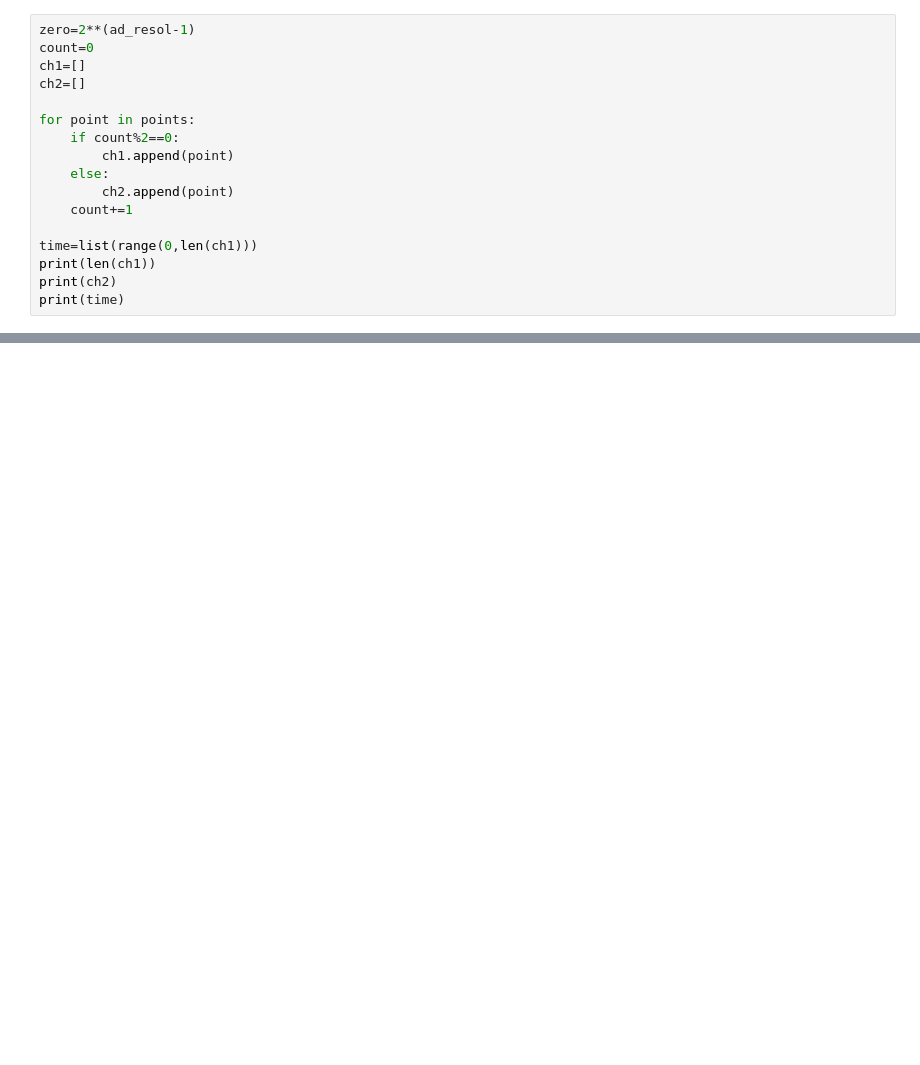
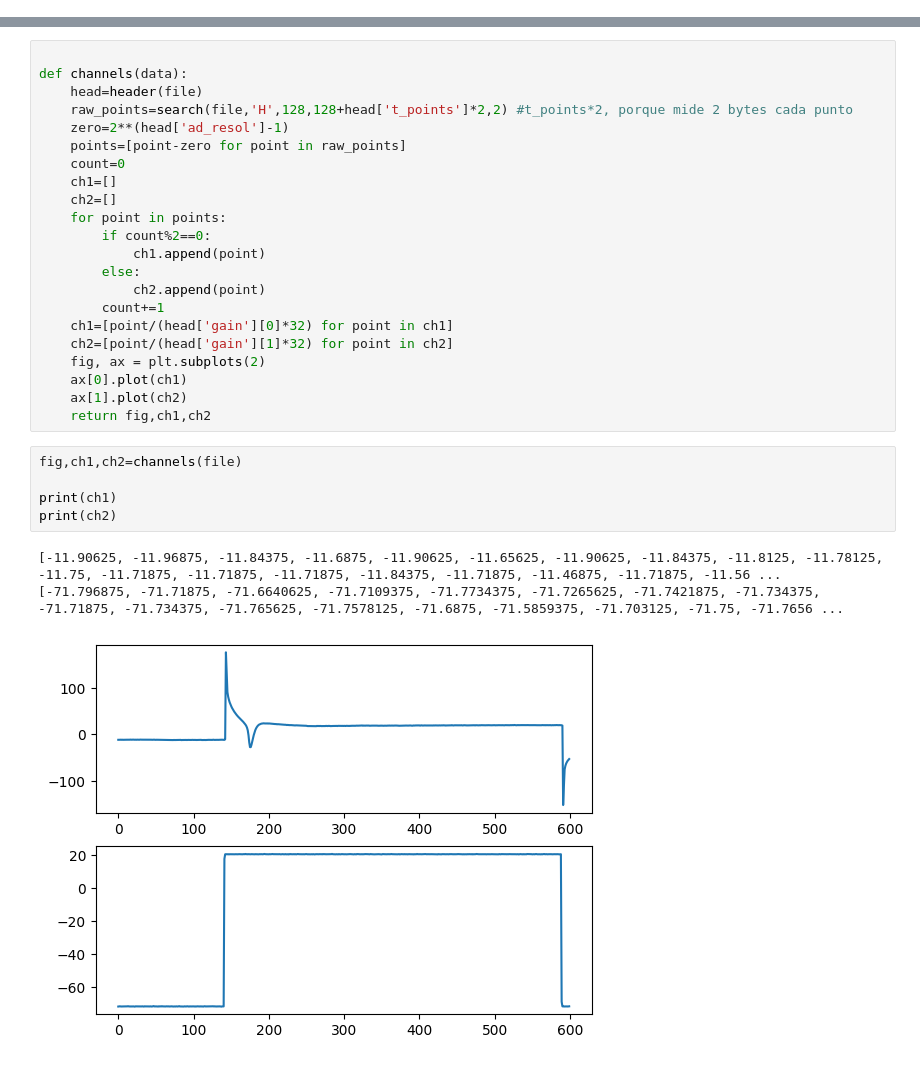
Before and after one commit to bktoo/practica, a Jupyter notebook: scripts/readanal.ipynb, the cells around one changed output, grey strips where cells are left out. Saved outputs shown, nothing was run; the diff lists cells and outputs as text; blank space fills up the shorter version.

```diff
--- a/scripts/readanal.ipynb
+++ b/scripts/readanal.ipynb
@@ -83,17 +22,0 @@ plt.show()
-# %%
-zero=2**(ad_resol-1)
-count=0
-ch1=[]
-ch2=[]
-
-for point in points:
-    if count%2==0:
-        ch1.append(point)
-    else:
-        ch2.append(point)
-    count+=1
-
-time=list(range(0,len(ch1)))
-print(len(ch1))
-print(ch2)
-print(time)
@@ -103,0 +45,31 @@ print(time)
+# %%
+
+def channels(data):
+    head=header(file)
+    raw_points=search(file,'H',128,128+head['t_points']*2,2) #t_points*2, porque mide 2 bytes cada punto
+    zero=2**(head['ad_resol']-1)
+    points=[point-zero for point in raw_points]
+    count=0
+    ch1=[]
+    ch2=[]
+    for point in points:
+        if count%2==0:
+            ch1.append(point)
+        else:
+            ch2.append(point)
+        count+=1
+    ch1=[point/(head['gain'][0]*32) for point in ch1]
+    ch2=[point/(head['gain'][1]*32) for point in ch2]
+    fig, ax = plt.subplots(2)
+    ax[0].plot(ch1)
+    ax[1].plot(ch2)
+    return fig,ch1,ch2
+# %%
+fig,ch1,ch2=channels(file)
+
+print(ch1)
+print(ch2)
+# %% [output]
+[-11.90625, -11.96875, -11.84375, -11.6875, -11.90625, -11.65625, -11.90625, -11.84375, -11.8125, -11.78125, -11.75, -11.71875, -11.71875, -11.71875, -11.84375, -11.71875, -11.46875, -11.71875, -11.56 ...
+[-71.796875, -71.71875, -71.6640625, -71.7109375, -71.7734375, -71.7265625, -71.7421875, -71.734375, -71.71875, -71.734375, -71.765625, -71.7578125, -71.6875, -71.5859375, -71.703125, -71.75, -71.7656 ...
+[figure, added]
```
Also changed, not shown: parts of 7 cells of this notebook, 1 other file.
